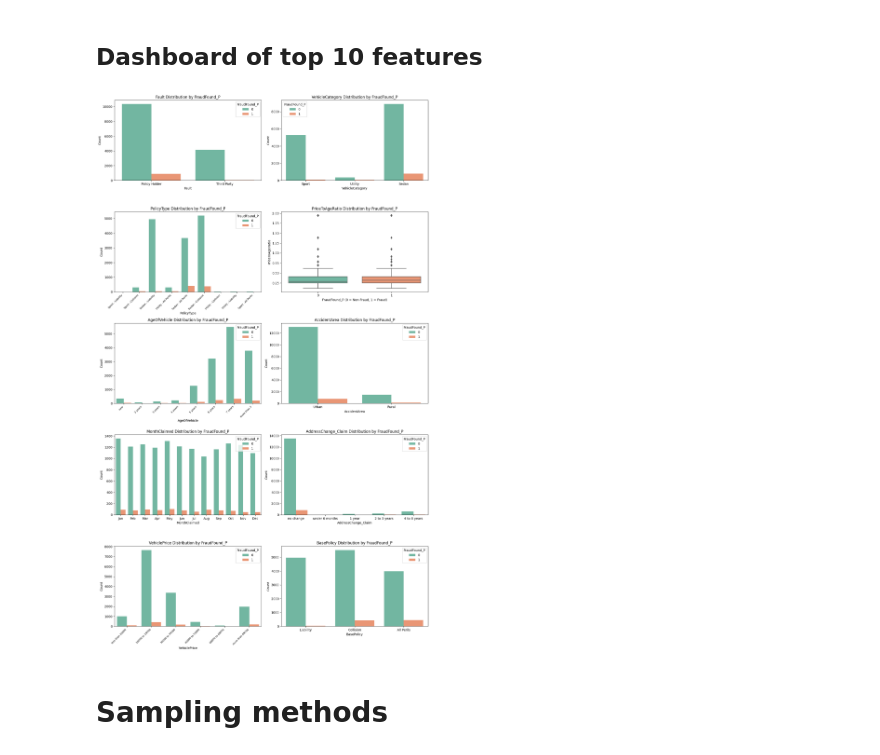
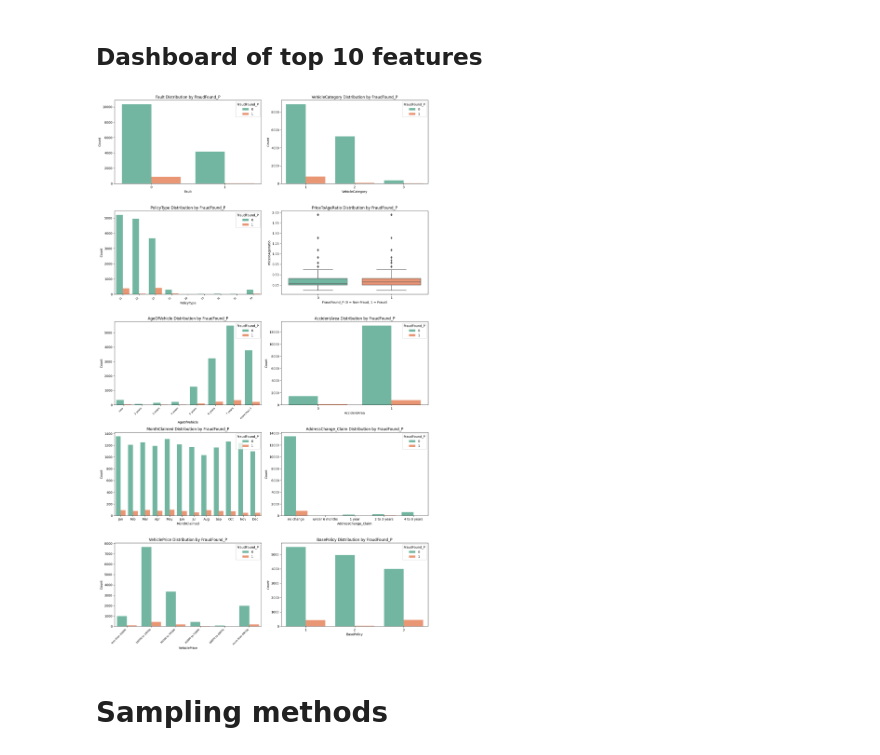
Before and after one commit to haonanah/DSA4263, a Jupyter notebook: EDA.ipynb, the cells around one changed output. Cells and saved outputs as stored; diff of their text form; code cells hidden in the pictures.

```diff
--- a/EDA.ipynb
+++ b/EDA.ipynb
@@ -1156,7 +1253,7 @@ axs = axs.flatten()
 for i, feature in enumerate(features):
     ax = axs[i]
     # Create a temporary dataframe for mapping without modifying the original
-    temp_df = df.copy()
+    temp_df = numeric_df.copy()
     order = None # default order remains None unless specified
 
     # Apply mapping if the feature needs to be reverted to original labels
@@ -1172,34 +1269,34 @@ for i, feature in enumerate(features):
     elif feature == 'AddressChange_Claim':
         temp_df[feature] = temp_df[feature].replace(address_change_mapping)
         order = address_change_order
     elif feature == 'AgeOfVehicle':
         temp_df[feature] = temp_df[feature].replace(age_of_vehicle_mapping)
         order = age_of_vehicle_order
     # elif feature == 'NumberOfCars':
     #     temp_df[feature] = temp_df[feature].replace(number_of_cars_mapping)
     #     order = number_of_cars_order
 
 
     # Create the countplot for categorical features and lineplot for continuous features
     if feature == 'PriceToAgeRatio':
         sns.boxplot(x='FraudFound_P', y=feature, data=temp_df, palette='Set2', ax = ax)
         ax.set_title('PriceToAgeRatio Distribution by FraudFound_P')
         ax.set_xlabel('FraudFound_P (0 = Non-Fraud, 1 = Fraud)')
         ax.set_ylabel('PriceToAgeRatio')
     else:
         sns.countplot(x=feature, hue='FraudFound_P', data=temp_df, palette='Set2', ax=ax, order=order)
         ax.set_title(f'{feature} Distribution by FraudFound_P')
         ax.set_xlabel(feature)
         ax.set_ylabel('Count')
 
     # For PolicyType and VehiclePrice, rotate x-axis labels 45° anticlockwise and reduce font size
     if (feature == 'PolicyType' or feature == 'VehiclePrice' or feature == 'AgeOfVehicle'):
         ax.set_xticklabels(ax.get_xticklabels(), rotation=45, ha='right', fontsize=8)
 
 plt.tight_layout()
 plt.show()
 # %% [output]
-[figure, old version]
+[figure, new version]
 # %% [markdown]
 # Sampling methods
 # %% [markdown]
```
Also changed, not shown: parts of 48 cells of this notebook, 5 other files.
